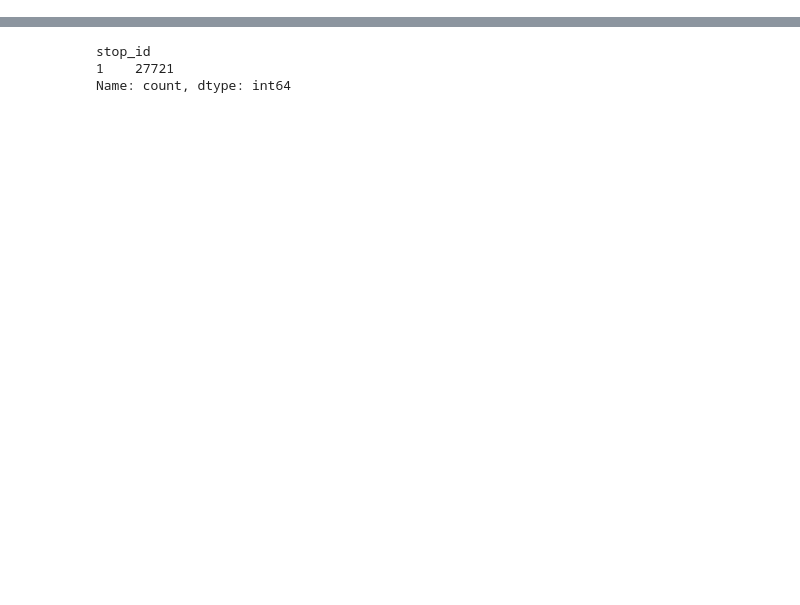
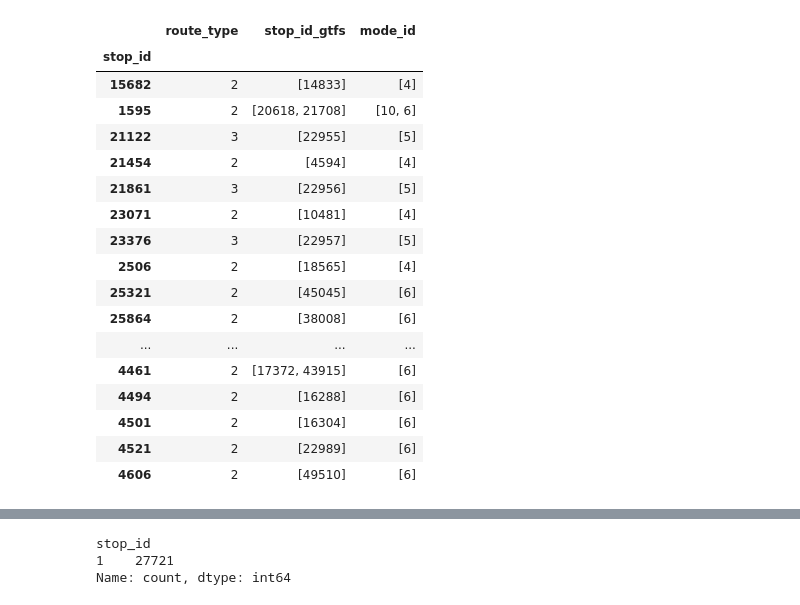
Before and after one commit to thanhan910/PTV, a Jupyter notebook: notebooks/ptv-api-stops-clean.ipynb, the cells around one changed output, grey strips where cells are left out. Saved outputs shown, nothing was run; the diff lists cells and outputs as text; code cells hidden in the pictures; blank space fills up the shorter version.

```diff
--- a/notebooks/ptv-api-stops-clean.ipynb
+++ b/notebooks/ptv-api-stops-clean.ipynb
@@ -303,0 +229,16 @@ API_DF_STOPS_INFO_FULL = pd.concat([API_DF_STOPS_INFO, GA_DF_MISSING_STOPS], ign
+# %%
+API_DF_STOPS_FULL_GTFS = pd.merge(API_DF_STOPS_MIN, API_DF_STOPS_GTFS.dropna(subset=['gtfs_stop_id']).groupby('stop_id')['gtfs_stop_id'].unique(), how='outer', left_on='stop_id', right_index=True, suffixes=('_api', '_gtfs'))
+# %%
+GTFS_WITH_NO_API_ID_DF = GA_DF_STOPS[GA_DF_STOPS['stop_id_api'].isna()].copy(deep=True)
+assert len(GTFS_WITH_NO_API_ID_DF) == len(FAILED_STOPS_MISSING)
+assert GTFS_WITH_NO_API_ID_DF['stop_id_gtfs'].apply(lambda x: x in FAILED_STOPS_MISSING).all()
+assert GTFS_WITH_NO_API_ID_DF['stop_name_gtfs'].apply(lambda x: len(x) == 1).all()
+assert GTFS_WITH_NO_API_ID_DF['stop_lat'].apply(lambda x: len(x) == 1).all()
+assert GTFS_WITH_NO_API_ID_DF['stop_lon'].apply(lambda x: len(x) == 1).all()
+GTFS_WITH_NO_API_ID_DF['stop_name_gtfs'] = GTFS_WITH_NO_API_ID_DF['stop_name_gtfs'].apply(lambda x: x[0])
+GTFS_WITH_NO_API_ID_DF['stop_lat'] = GTFS_WITH_NO_API_ID_DF['stop_lat'].apply(lambda x: x[0])
+GTFS_WITH_NO_API_ID_DF['stop_lon'] = GTFS_WITH_NO_API_ID_DF['stop_lon'].apply(lambda x: x[0])
+GTFS_WITH_NO_API_ID_DF = GTFS_WITH_NO_API_ID_DF[['stop_id_gtfs', 'stop_name_gtfs', 'stop_lat', 'stop_lon', 'mode_id']]
+# %%
+API_WITH_NO_GTFS_ID_DF = API_DF_STOPS_FULL_GTFS[API_DF_STOPS_FULL_GTFS['gtfs_stop_id'].isna()].copy(deep=True)
+API_WITH_NO_GTFS_ID_DF['stop_full_name'] = API_WITH_NO_GTFS_ID_DF.apply(lambda x: f"{x['stop_name']} ({x['stop_suburb']})", axis=1)
@@ -303,0 +248,3 @@ API_DF_STOPS_INFO_FULL = pd.concat([API_DF_STOPS_INFO, GA_DF_MISSING_STOPS], ign
+# %%
+df_test_merge_by_name = pd.merge(API_WITH_NO_GTFS_ID_DF, GTFS_WITH_NO_API_ID_DF, how='outer', left_on='stop_full_name', right_on='stop_name_gtfs', suffixes=('_api', '_gtfs'))
+assert df_test_merge_by_name['stop_name_gtfs'].notna().all() # Success. Luckily all API stops that cannot be retrieved via API have an equivalent GTFS stop with the same name.
@@ -303,0 +264,21 @@ API_DF_STOPS_INFO_FULL = pd.concat([API_DF_STOPS_INFO, GA_DF_MISSING_STOPS], ign
+# %%
+df_test_merge_by_name.groupby('stop_id').aggregate({'route_type': 'first', 'stop_id_gtfs': 'unique', 'mode_id': lambda x: list(set(i[0] for i in x))})
+# %% [output]
+|  | route_type | stop_id_gtfs | mode_id |
+| stop_id |  |  |  |
+| 15682 | 2 | [14833] | [4] |
+| 1595 | 2 | [20618, 21708] | [10, 6] |
+| 21122 | 3 | [22955] | [5] |
+| 21454 | 2 | [4594] | [4] |
+| 21861 | 3 | [22956] | [5] |
+| 23071 | 2 | [10481] | [4] |
+| 23376 | 3 | [22957] | [5] |
+| 2506 | 2 | [18565] | [4] |
+| 25321 | 2 | [45045] | [6] |
+| 25864 | 2 | [38008] | [6] |
+| ... | ... | ... | ... |
+| 4461 | 2 | [17372, 43915] | [6] |
+| 4494 | 2 | [16288] | [6] |
+| 4501 | 2 | [16304] | [6] |
+| 4521 | 2 | [22989] | [6] |
+| 4606 | 2 | [49510] | [6] |
```
Also changed, not shown: parts of 34 cells of this notebook.
